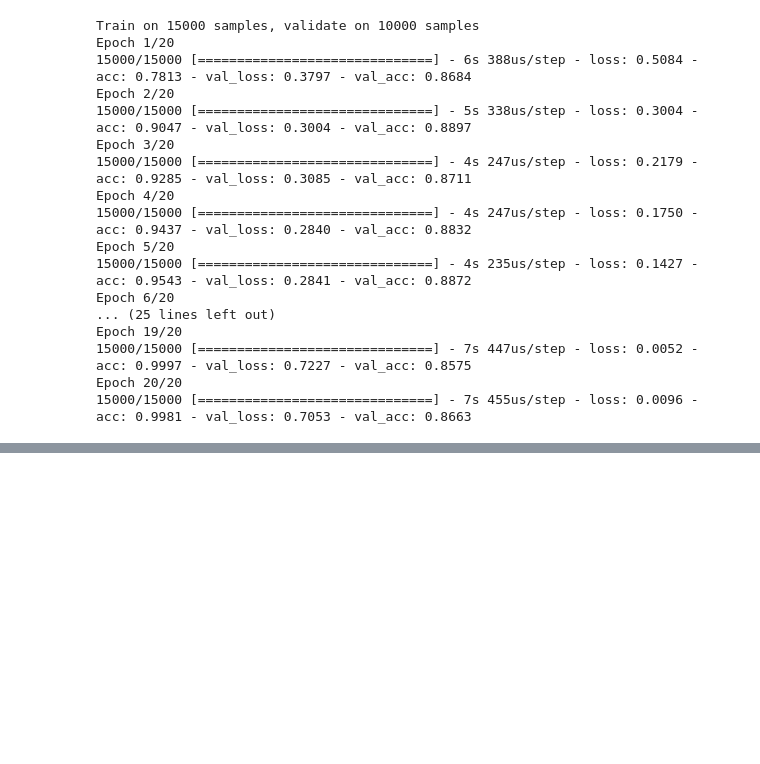
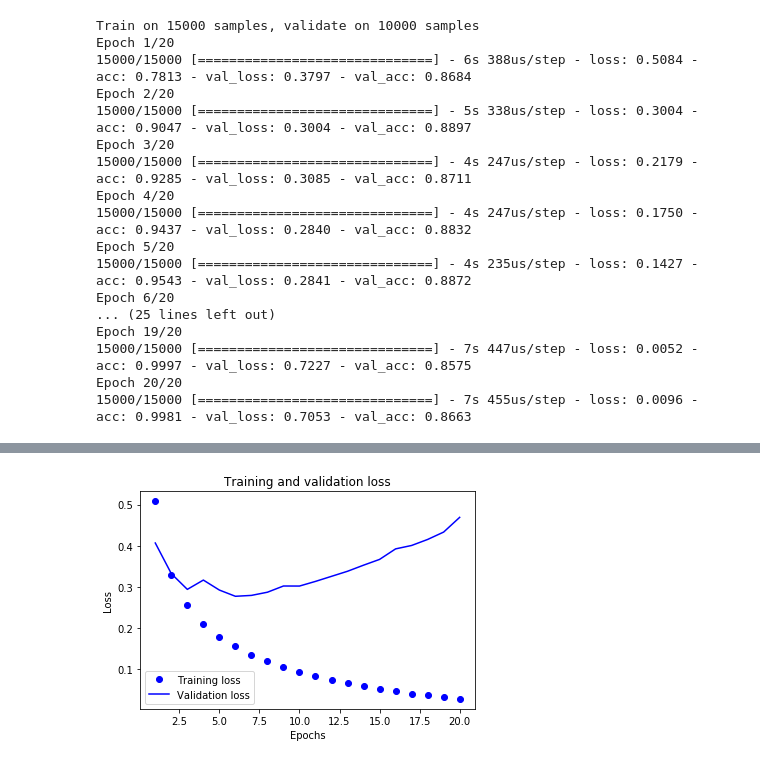
Before and after one commit to ianbenlolo/practice-NeuralNets, a Jupyter notebook: neuralnetsPracticeStuff.ipynb, the cells around one changed output, grey strips where cells are left out. Drawn from its saved outputs; the diff is of its cells as text; code cells hidden in the pictures; blank space fills up the shorter version.

```diff
--- a/neuralnetsPracticeStuff.ipynb
+++ b/neuralnetsPracticeStuff.ipynb
@@ -168 +272,18 @@ plt.show()
+# %%
+history_dict2 = history_2.history
+loss_values2 = history_2_dict['loss']
+val_loss_values2 = history_2_dict['val_loss']
+
+epochs2 = range(1, len(loss_values2) + 1)
+
+plt.plot(epochs2, loss_values2, 'bo', label='Training loss')
+plt.plot(epochs2, val_loss_values2, 'b', label='Validation loss')
+plt.title('Training and validation loss')
+plt.xlabel('Epochs')
+plt.ylabel('Loss')
+plt.legend()
+
+plt.show()
+# %% [output]
+[figure, added]
 # %%
```
Also changed, not shown: parts of 6 cells of this notebook.
